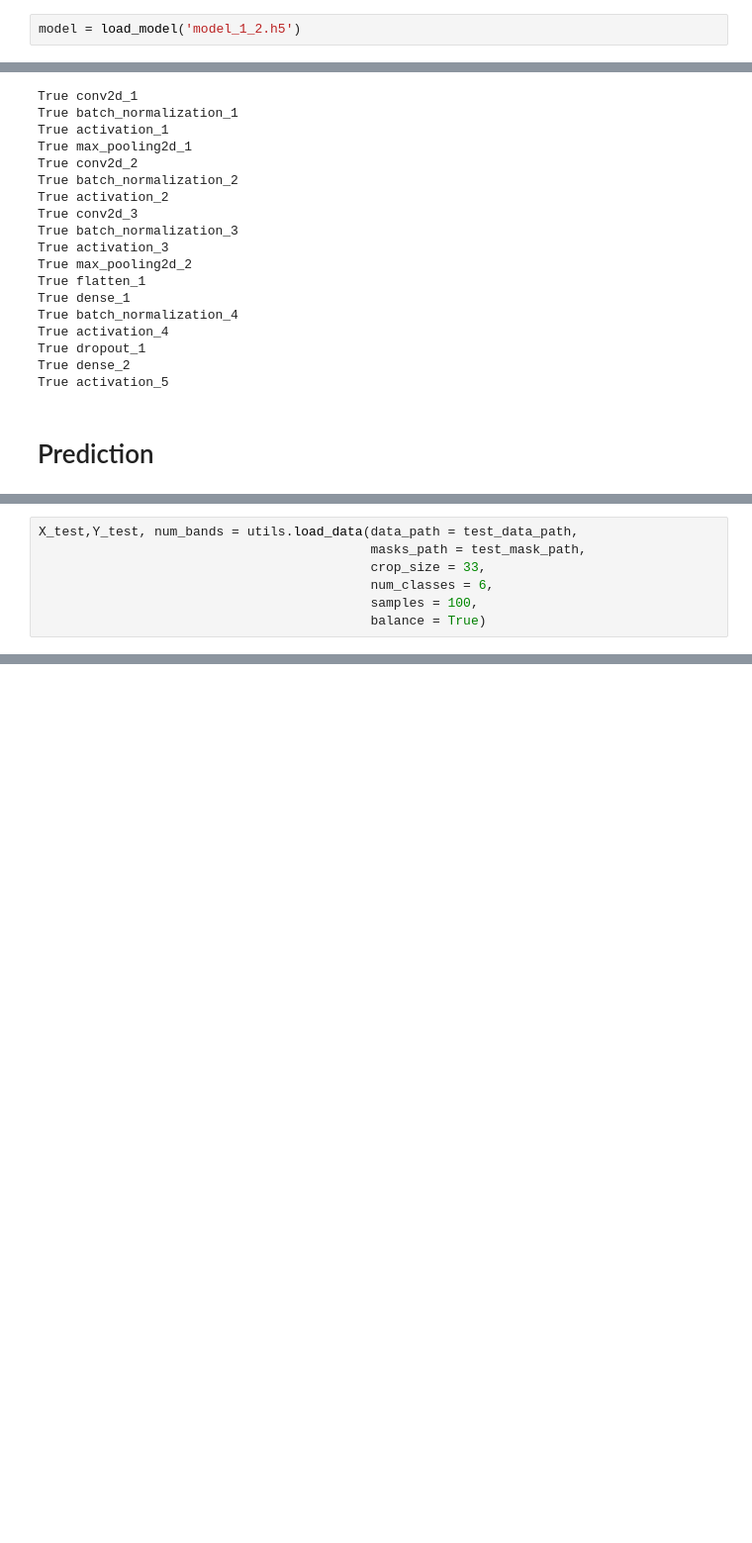
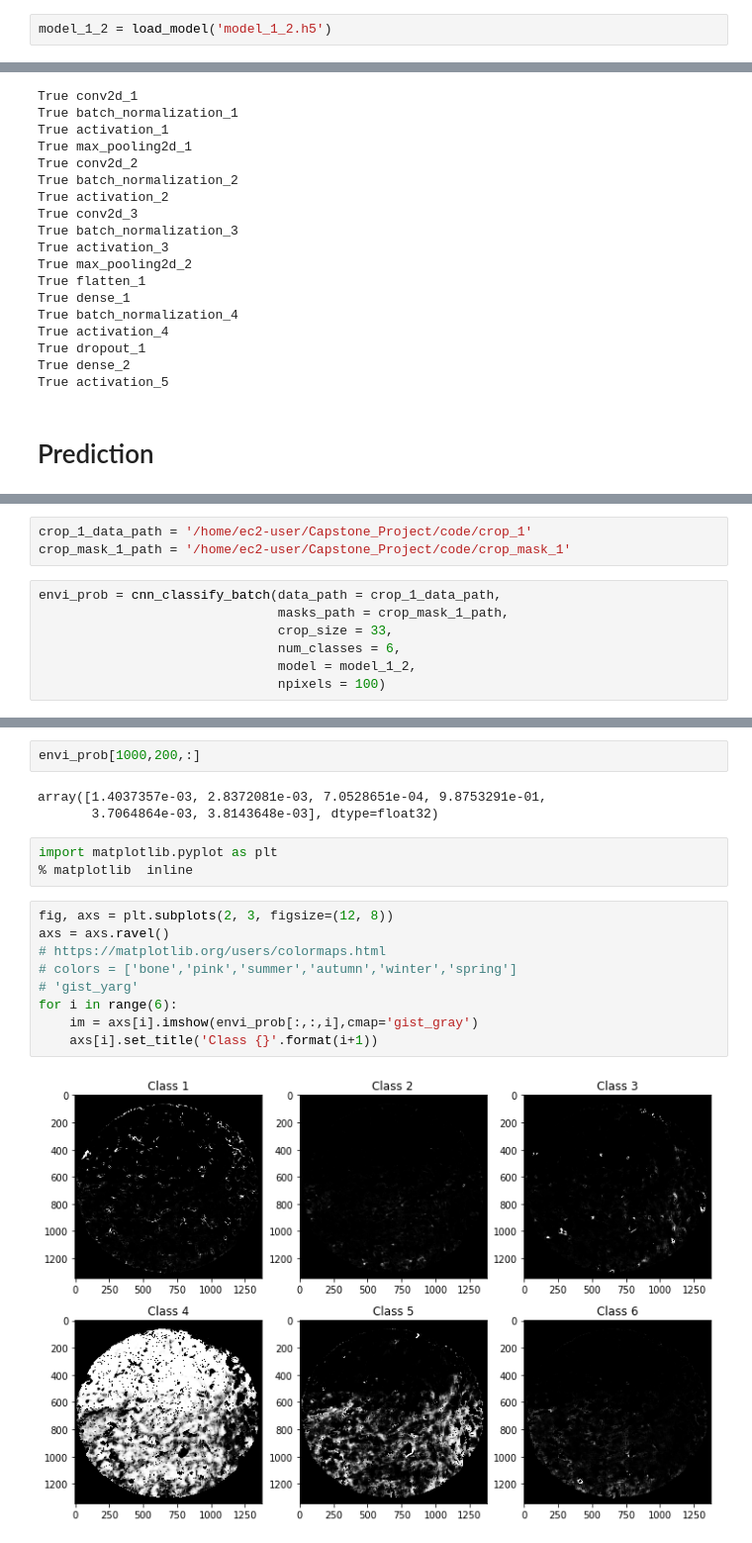
Before and after one commit to lotfollahi/Capstone_Project, a Jupyter notebook: code/Model_1_2_predict.ipynb, the cells around one changed output, grey strips where cells are left out. Shown: that part at 99% size. Drawn from its saved outputs; the diff is of its cells as text; blank space fills up the shorter version.

```diff
--- a/code/Model_1_2_predict.ipynb
+++ b/code/Model_1_2_predict.ipynb
@@ -138,7 +138,7 @@ Epoch 20/20
 # %%
 model.save('model_1_2.h5')
 # %%
-model = load_model('model_1_2.h5')
+model_1_2 = load_model('model_1_2.h5')
 # %%
 # this make aure all the layers are trainable
 for layer in model.layers:
@@ -167,7 +219,10 @@ True activation_5
+# %%
+crop_1_data_path = '/home/ec2-user/Capstone_Project/code/crop_1'
+crop_mask_1_path = '/home/ec2-user/Capstone_Project/code/crop_mask_1'
 # %%
-X_test,Y_test, num_bands = utils.load_data(data_path = test_data_path,
-                                           masks_path = test_mask_path,
-                                           crop_size = 33,
-                                           num_classes = 6,
-                                           samples = 100,
-                                           balance = True)
+envi_prob = cnn_classify_batch(data_path = crop_1_data_path,
+                               masks_path = crop_mask_1_path,
+                               crop_size = 33,
+                               num_classes = 6,
+                               model = model_1_2,
+                               npixels = 100)
@@ -181,0 +251,19 @@ ypred_class = model.predict_classes(X_test)
+# %%
+envi_prob[1000,200,:]
+# %% [output]
+array([1.4037357e-03, 2.8372081e-03, 7.0528651e-04, 9.8753291e-01,
+       3.7064864e-03, 3.8143648e-03], dtype=float32)
+# %%
+import matplotlib.pyplot as plt
+% matplotlib  inline
+# %%
+fig, axs = plt.subplots(2, 3, figsize=(12, 8))
+axs = axs.ravel()
+# https://matplotlib.org/users/colormaps.html
+# colors = ['bone','pink','summer','autumn','winter','spring']
+# 'gist_yarg'
+for i in range(6):
+    im = axs[i].imshow(envi_prob[:,:,i],cmap='gist_gray')
+    axs[i].set_title('Class {}'.format(i+1))
+# %% [output]
+[figure, added]
```
Also changed, not shown: parts of 31 cells of this notebook, 1 other file.
